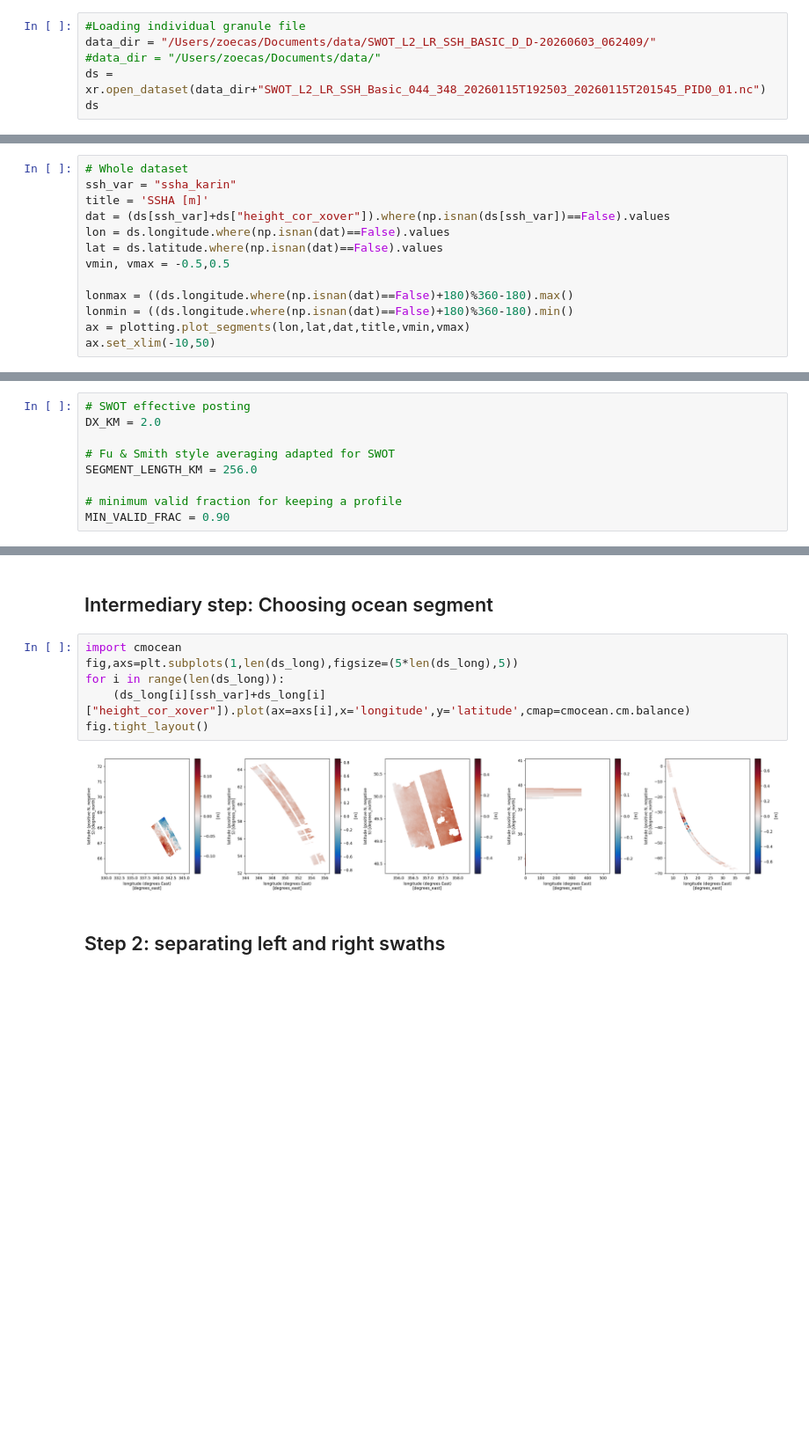
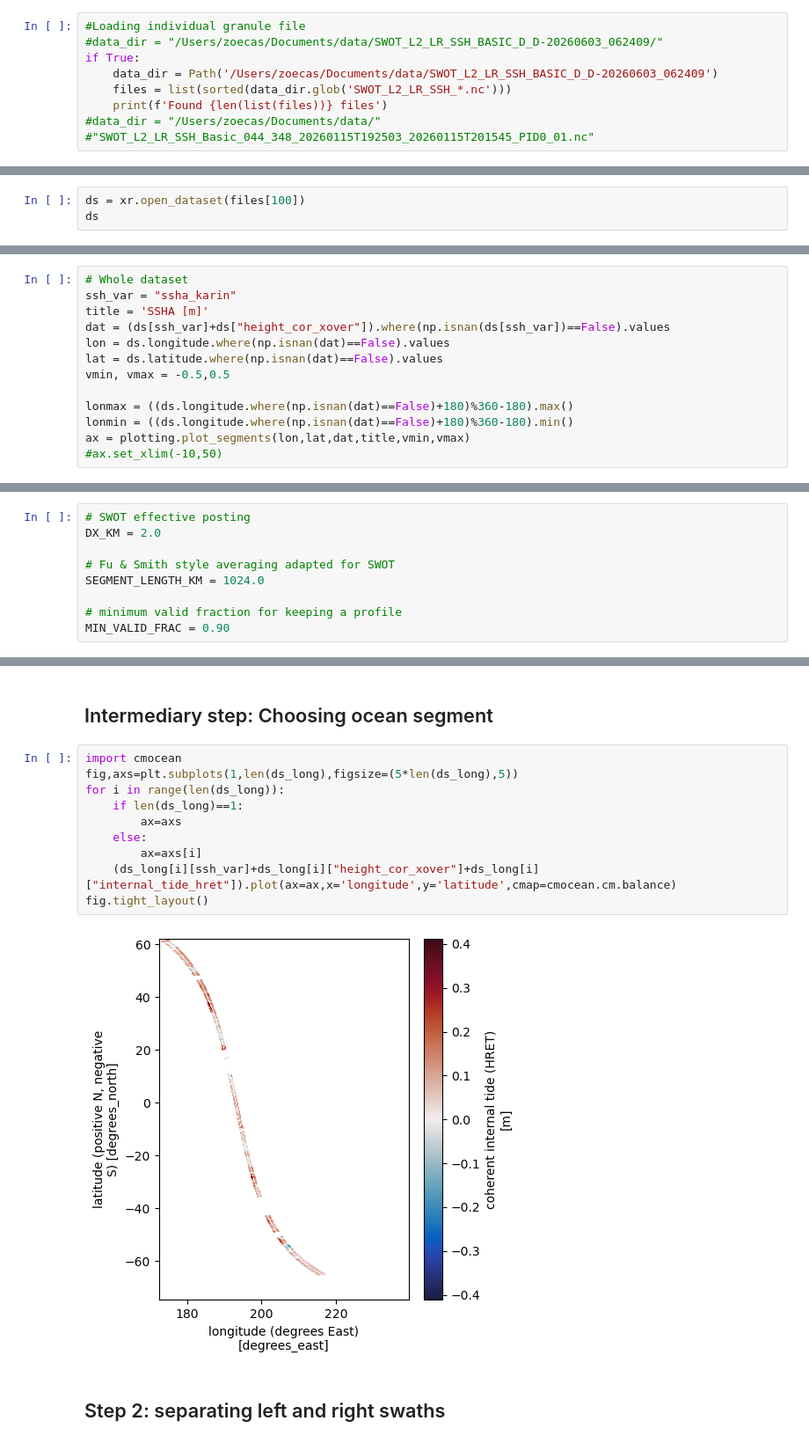
Before and after one commit to zcasparco/SWOT_UHH, a Jupyter notebook: SSH spectra/SSH_along_track spectra.ipynb, the cells around one changed output, grey strips where cells are left out. Shown at 88% size. Cells and saved outputs as stored; diff of their text form; blank space fills up the shorter version.

```diff
--- a/SSH spectra/SSH_along_track spectra.ipynb
+++ b/SSH spectra/SSH_along_track spectra.ipynb
@@ -24,8 +26,11 @@ from scipy.ndimage import binary_dilation
 from swot_analysis import plotting
 # %%
 #Loading individual granule file
-data_dir = "/Users/zoecas/Documents/data/SWOT_L2_LR_SSH_BASIC_D_D-20260603_062409/"
+#data_dir = "/Users/zoecas/Documents/data/SWOT_L2_LR_SSH_BASIC_D_D-20260603_062409/"
+if True:
+    data_dir = Path('/Users/zoecas/Documents/data/SWOT_L2_LR_SSH_BASIC_D_D-20260603_062409')
+    files = list(sorted(data_dir.glob('SWOT_L2_LR_SSH_*.nc')))
+    print(f'Found {len(list(files))} files')
 #data_dir = "/Users/zoecas/Documents/data/"
-ds = xr.open_dataset(data_dir+"SWOT_L2_LR_SSH_Basic_044_348_20260115T192503_20260115T201545_PID0_01.nc")
-ds
+#"SWOT_L2_LR_SSH_Basic_044_348_20260115T192503_20260115T201545_PID0_01.nc"
 # %% [output]
@@ -48,0 +38,3 @@ Data variables: (12/24)
+# %%
+ds = xr.open_dataset(files[100])
+ds
@@ -58,5 +68,5 @@ vmin, vmax = -0.5,0.5
 lonmax = ((ds.longitude.where(np.isnan(dat)==False)+180)%360-180).max()
 lonmin = ((ds.longitude.where(np.isnan(dat)==False)+180)%360-180).min()
 ax = plotting.plot_segments(lon,lat,dat,title,vmin,vmax)
-ax.set_xlim(-10,50)
+#ax.set_xlim(-10,50)
 # %% [output]
@@ -194,7 +203,7 @@ ds_seg.segment_id.plot()
 DX_KM = 2.0
 
 # Fu & Smith style averaging adapted for SWOT
-SEGMENT_LENGTH_KM = 256.0
+SEGMENT_LENGTH_KM = 1024.0
 
 # minimum valid fraction for keeping a profile
 MIN_VALID_FRAC = 0.90
@@ -213,11 +242,15 @@ for s in seg_table.segment:
 # %%
 import cmocean
 fig,axs=plt.subplots(1,len(ds_long),figsize=(5*len(ds_long),5))
 for i in range(len(ds_long)):
-    (ds_long[i][ssh_var]+ds_long[i]["height_cor_xover"]).plot(ax=axs[i],x='longitude',y='latitude',cmap=cmocean.cm.balance)
+    if len(ds_long)==1:
+        ax=axs
+    else:
+        ax=axs[i]
+    (ds_long[i][ssh_var]+ds_long[i]["height_cor_xover"]+ds_long[i]["internal_tide_hret"]).plot(ax=ax,x='longitude',y='latitude',cmap=cmocean.cm.balance)
 fig.tight_layout()
 # %% [output]
-[figure, old version]
+[figure, new version]
 # %% [markdown]
 ## Step 2: separating left and right swaths
 # %%
```
Also changed, not shown: parts of 17 cells of this notebook.
